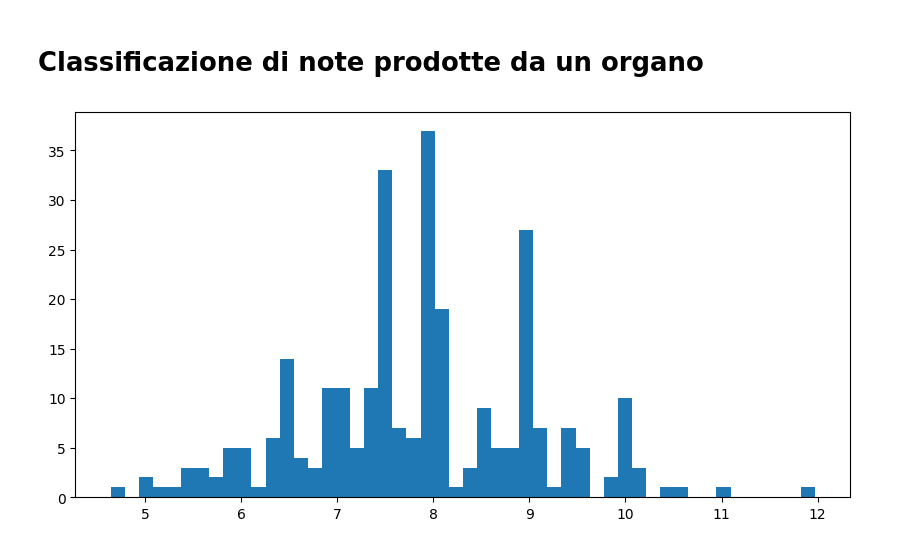
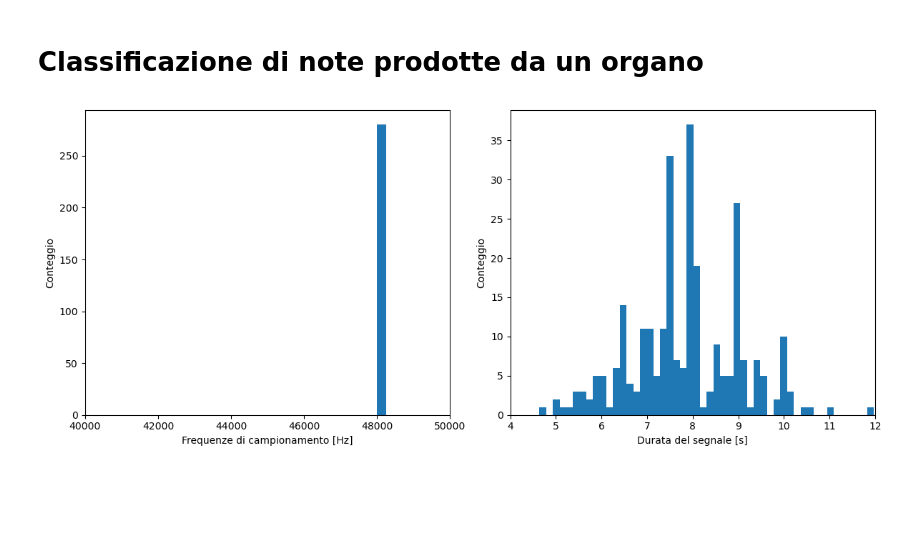
Before and after one commit to maddoc-g/3_organ_clustering, a Jupyter notebook: esperienza_3.ipynb, the cells around one changed output. Drawn from its saved outputs; the diff is of its cells as text; code cells hidden in the pictures; blank space fills up the shorter version.

Commit message:
Aggiunti molti commenti, tolta la lettura di tutti i file, merging del notebook di Ali

```diff
--- a/esperienza_3.ipynb
+++ b/esperienza_3.ipynb
@@ -9,27 +43,40 @@ from lib.readwav import *
 # %%
-# Now we are curios to see the distribution of lengths of the signals, in the sense that we wonder if they're all
-# 7 seconds long or something.
+# Per farci un'idea, possiamo verificare al volo la distribuzione dei sampling rates e delle durate dei segnali.
 
-rates = []
-notes = []
-times = []
-lengths = []
-for i in range(1, 281):
-    filename = "./wav_files/note_{}.wav".format(i)
+
+####### A parte che Alice è letteralmente costretta a non salvarli tutti insieme, in realtà è una buona idea per tutti quanti
+# quella di leggere una sola nota per il momento. Quando avremo finito di scrivere la parte di codice che riconosce i picchi
+# e che da essi calcola la nota suonata, allora poi basterà ricopiare le linee di codice principale dentro un for alla fine,
+# oppure tornare qui e reinserire i cicli, tanto ci vogliono 15 minuti a farlo ########################################
+
+
+# Prima li leggiamo tutti quanti:
+all_rates = []
+all_lengths = []
+for i in range(280): # Vediamo manualmente che nella cartella ci sono 280 file in totale
+    filename = "./wav_files/note_{}.wav".format(i+1)
     rate, note = readwav(filename)
     time = np.linspace(0, note.shape[0], note.shape[0], endpoint = False) / rate
-    lengths.append(np.max(time))
-    times.append(time)
-    rates.append(rate)
-    notes.append(note[:, 0])
+    all_rates.append(rate)
+    all_lengths.append(np.max(time))
 
-rates = np.array(rates)
-notes = np.array(notes, dtype=object)
-times = np.array(times, dtype=object)
+# E poi li grafichiamo:
+figure, axes = plt.subplots(1, 2, figsize=(12, 5))
+ax = axes[0]
+ax.hist(all_rates, bins=np.linspace(40000.0, 50000.0, 41))
+ax.set_xlabel("Frequenze di campionamento [Hz]")
+ax.set_ylabel("Conteggio")
+ax.set_xlim(40000.0, 50000.0)
+#ax.yaxis.set_label_coords(-0.1, 0.5)
+ax = axes[1]
+ax.hist(all_lengths, bins=50)
+ax.set_xlabel("Durata del segnale [s]")
+ax.set_ylabel("Conteggio")
+ax.set_xlim(4.0, 12.0)
+#ax.yaxis.set_label_coords(-0.1, 0.5)
+plt.tight_layout()
+plt.show()
 
-plt.figure(figsize = (10, 5))
-plt.hist(lengths, bins=50)
-plt.show()
-# Lengths go from 4s to 12s excluded, let's say
+# Vedremo dai due grafici come le durate vanno circa dai 4s ai 12s (estremi esclusi), mentre i sampling rates sono TUTTI 48khz.
 # %% [output]
-[figure, old version]
+[figure, new version]
```
Also changed, not shown: parts of 9 cells of this notebook.
